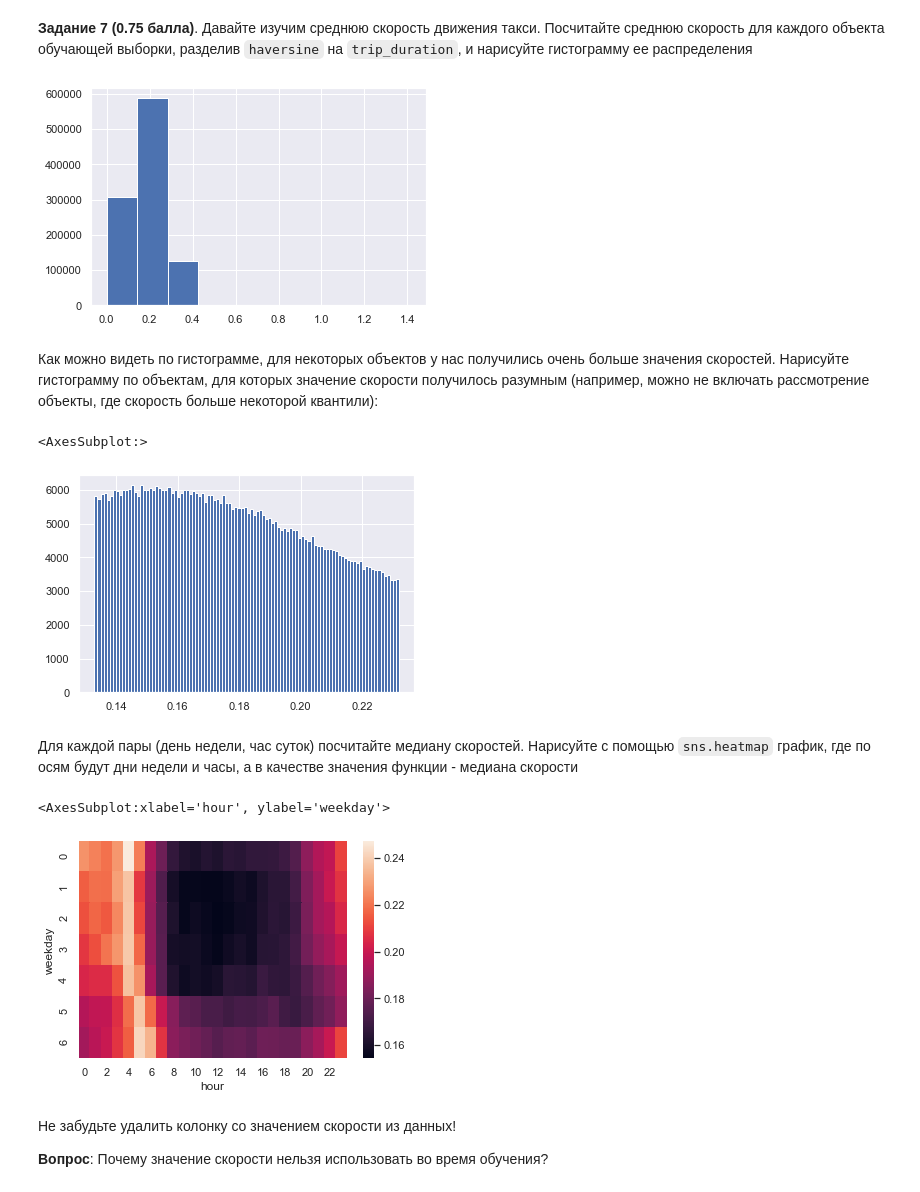
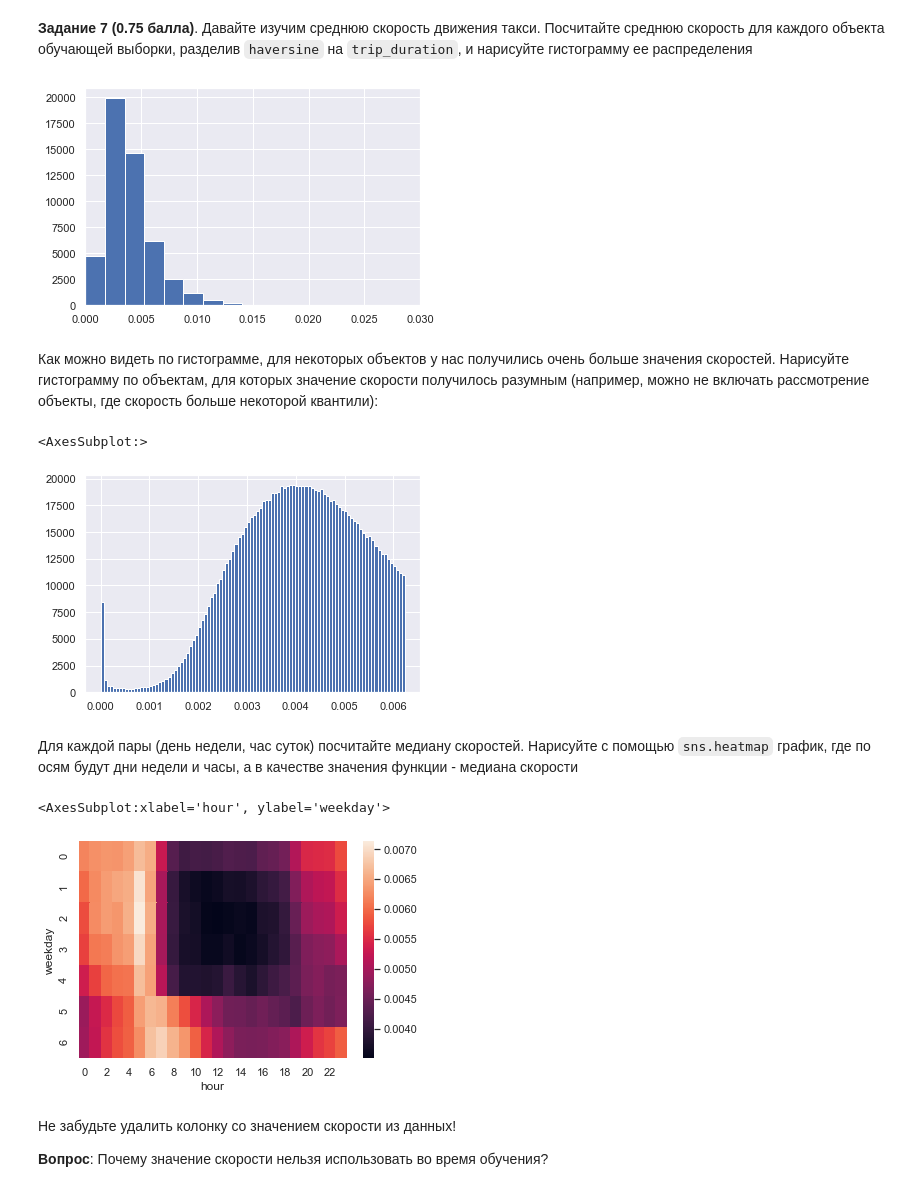
Before and after one commit to miche2020/ml-course-hse, a Jupyter notebook: 2020-fall/homeworks-practice/homework-practice-02-linregr.ipynb, the cells around one changed output. Cells and saved outputs as stored; diff of their text form; code cells hidden in the pictures.

```diff
--- a/2020-fall/homeworks-practice/homework-practice-02-linregr.ipynb
+++ b/2020-fall/homeworks-practice/homework-practice-02-linregr.ipynb
@@ -98,6 +98,7 @@ $$\text{RMSLE}(X, y, a) = \sqrt{\frac{1}{\ell}\sum_{i=1}^{\ell} \big(\log{(y_i +
 # %%
 # ╰( ͡° ͜ʖ ͡° )つ──☆*:・ﾟ
 data['log_trip_duration'] = np.log1p(data['trip_duration'])
+data = data.drop(columns='trip_duration')
 # %% [markdown]
 Чтобы иметь некоторую точку отсчета, давайте посчитаем значение метрики при наилучшем константном предсказании:
 # %%
@@ -272,9 +260,6 @@ def haversine_array(lat1, lng1, lat2, lng2):
     h = 2 * AVG_EARTH_RADIUS * np.arcsin(np.sqrt(d))
     return h
 # %%
-data_train.loc[:,'haversine'] = haversine_array(
-    data_train['pickup_latitude'].values, data_train['pickup_longitude'].values, data_train['dropoff_latitude'].values,\
-    data_train['dropoff_longitude'].values)
-data_test.loc[:,'haversine'] = haversine_array(
-    data_test['pickup_latitude'].values, data_test['pickup_longitude'].values, data_test['dropoff_latitude'].values,\
-    data_test['dropoff_longitude'].values)
+data.loc[:,'haversine'] = haversine_array(
+    data['pickup_latitude'].values, data['pickup_longitude'].values, data['dropoff_latitude'].values,\
+    data['dropoff_longitude'].values)
@@ -293,5 +267,4 @@ See the caveats in the documentation: https://pandas.pydata.org/pandas-docs/stab
 Так как мы предсказываем логарифм времени поездки и хотим, чтобы наши признаки были линейно зависимы с этой целевой переменной, нам нужно логарифмировать расстояние: $\log t = \log s - \log{v_{\text{ср}}}$. Запишите логарифм `haversine` в отдельную колонку:
 # %%
 #╰( ͡° ͜ʖ ͡° )つ──☆*:・ﾟ
-data_train['log_haversine']=np.log1p(data_train['haversine'])
-data_test['log_haversine']=np.log1p(data_test['haversine'])
+data['log_haversine']=np.log1p(data['haversine'])
@@ -331,31 +281,31 @@ Name: haversine, dtype: float64
 **Задание 7 (0.75 балла)**. Давайте изучим среднюю скорость движения такси. Посчитайте среднюю скорость для каждого объекта обучающей выборки, разделив `haversine` на `trip_duration`, и нарисуйте гистограмму ее распределения
 # %%
 # ╰( ͡° ͜ʖ ͡° )つ──☆*:・ﾟ
-plt.hist(data_train['log_haversine']/data_train['log_trip_duration'], bins=10)
+plt.hist(data['haversine'].iloc[:50000]/(np.exp(data['log_trip_duration'].iloc[:50000])-1), bins=200)
+plt.xlim(0,0.03)
 plt.show()
 # %% [output]
-[figure, old version]
+[figure, new version]
 # %% [markdown]
 Как можно видеть по гистограмме, для некоторых объектов у нас получились очень больше значения скоростей. Нарисуйте гистограмму по объектам, для которых значение скорости получилось разумным (например, можно не включать рассмотрение объекты, где скорость больше некоторой квантили):
 # %%
 # ╰( ͡° ͜ʖ ͡° )つ──☆*:・ﾟ
-var_data = data_train.copy()
-var_data['log_avg_speed'] = np.log1p(
-    var_data['haversine'])/var_data['log_trip_duration']
-quant_25 = var_data['log_avg_speed'].quantile(.25)
-quant_75 = var_data['log_avg_speed'].quantile(.75)
-var_data[(var_data['log_avg_speed'] <= quant_75) & (
-    var_data['log_avg_speed'] >= quant_25)]['log_avg_speed'].hist(bins=100)
+var_data = data.copy()
+var_data['avg_speed'] = np.log1p(
+    var_data['haversine'])/np.exp(var_data['log_trip_duration']-1)
+quant_75 = var_data['avg_speed'].quantile(.75)
+var_data[(var_data['avg_speed'] <= quant_75)]['avg_speed'].hist(bins=100)
 # %% [output]
 <AxesSubplot:>
-[figure, old version]
+[figure, new version]
 # %% [markdown]
 Для каждой пары (день недели, час суток) посчитайте медиану скоростей. Нарисуйте с помощью `sns.heatmap` график, где по осям будут дни недели и часы, а в качестве значения функции - медиана скорости
 # %%
-sns.heatmap(var_data.pivot_table(values='log_avg_speed',index='weekday',columns='hour',aggfunc='median'))
+sns.heatmap(var_data.pivot_table(values='avg_speed',
+            index='weekday', columns='hour', aggfunc='median'))
 # %% [output]
 <AxesSubplot:xlabel='hour', ylabel='weekday'>
-[figure, old version]
+[figure, new version]
 # %% [markdown]
 Не забудьте удалить колонку со значением скорости из данных!
 
```
Also changed, not shown: parts of 34 cells of this notebook.
